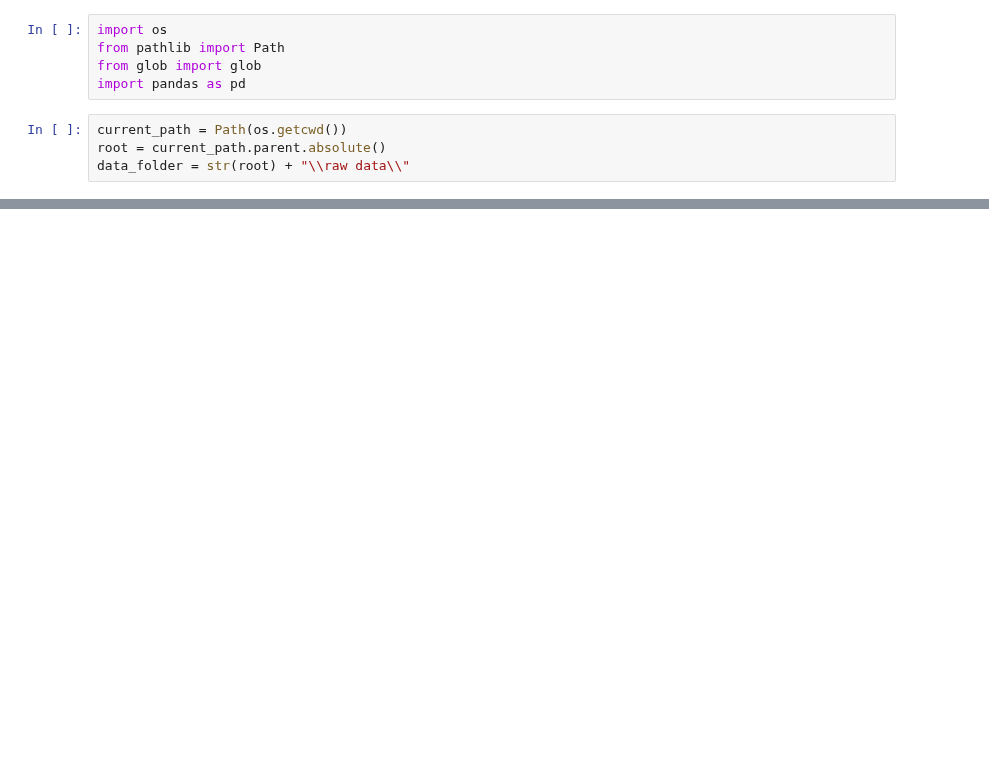
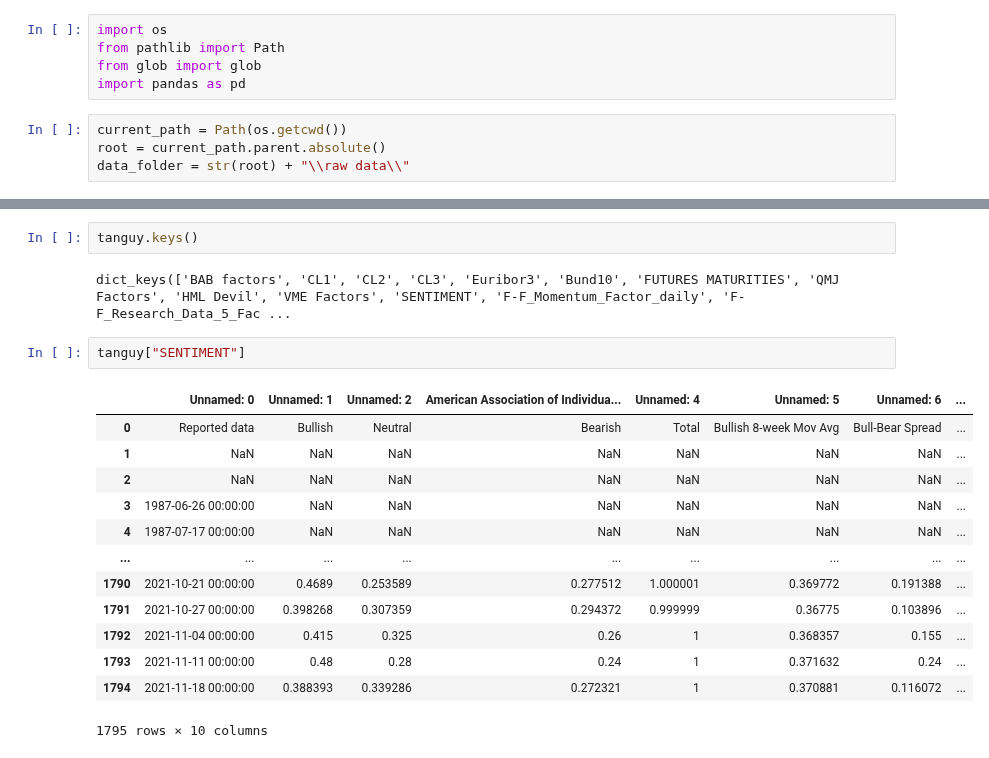
Before and after one commit to g0bel1n/VIX_predictions, a Jupyter notebook: data_treatment/data_merging.ipynb, the cells around one changed output, grey strips where cells are left out. Saved outputs shown, nothing was run; the diff lists cells and outputs as text; blank space fills up the shorter version.

Commit message:
big dataframe start

```diff
--- a/data_treatment/data_merging.ipynb
+++ b/data_treatment/data_merging.ipynb
@@ -63,3 +63,23 @@ bloom_data_2 sheets:
 F-F_Momentum_Factor_daily
 F-F_Research_Data_5_Factors_2x3_daily
 F-F_ST_Reversal_Factor_daily
+# %%
+tanguy.keys()
+# %% [output]
+dict_keys(['BAB factors', 'CL1', 'CL2', 'CL3', 'Euribor3', 'Bund10', 'FUTURES MATURITIES', 'QMJ Factors', 'HML Devil', 'VME Factors', 'SENTIMENT', 'F-F_Momentum_Factor_daily', 'F-F_Research_Data_5_Fac ...
+# %%
+tanguy["SENTIMENT"]
+# %% [output]
+|  | Unnamed: 0 | Unnamed: 1 | Unnamed: 2 | American Association of Individua... | Unnamed: 4 | Unnamed: 5 | Unnamed: 6 | ... |
+| 0 | Reported data | Bullish | Neutral | Bearish | Total | Bullish 8-week Mov Avg | Bull-Bear Spread | ... |
+| 1 | NaN | NaN | NaN | NaN | NaN | NaN | NaN | ... |
+| 2 | NaN | NaN | NaN | NaN | NaN | NaN | NaN | ... |
+| 3 | 1987-06-26 00:00:00 | NaN | NaN | NaN | NaN | NaN | NaN | ... |
+| 4 | 1987-07-17 00:00:00 | NaN | NaN | NaN | NaN | NaN | NaN | ... |
+| ... | ... | ... | ... | ... | ... | ... | ... | ... |
+| 1790 | 2021-10-21 00:00:00 | 0.4689 | 0.253589 | 0.277512 | 1.000001 | 0.369772 | 0.191388 | ... |
+| 1791 | 2021-10-27 00:00:00 | 0.398268 | 0.307359 | 0.294372 | 0.999999 | 0.36775 | 0.103896 | ... |
+| 1792 | 2021-11-04 00:00:00 | 0.415 | 0.325 | 0.26 | 1 | 0.368357 | 0.155 | ... |
+| 1793 | 2021-11-11 00:00:00 | 0.48 | 0.28 | 0.24 | 1 | 0.371632 | 0.24 | ... |
+| 1794 | 2021-11-18 00:00:00 | 0.388393 | 0.339286 | 0.272321 | 1 | 0.370881 | 0.116072 | ... |
+1795 rows × 10 columns
```
Also changed, not shown: parts of 6 cells of this notebook.
